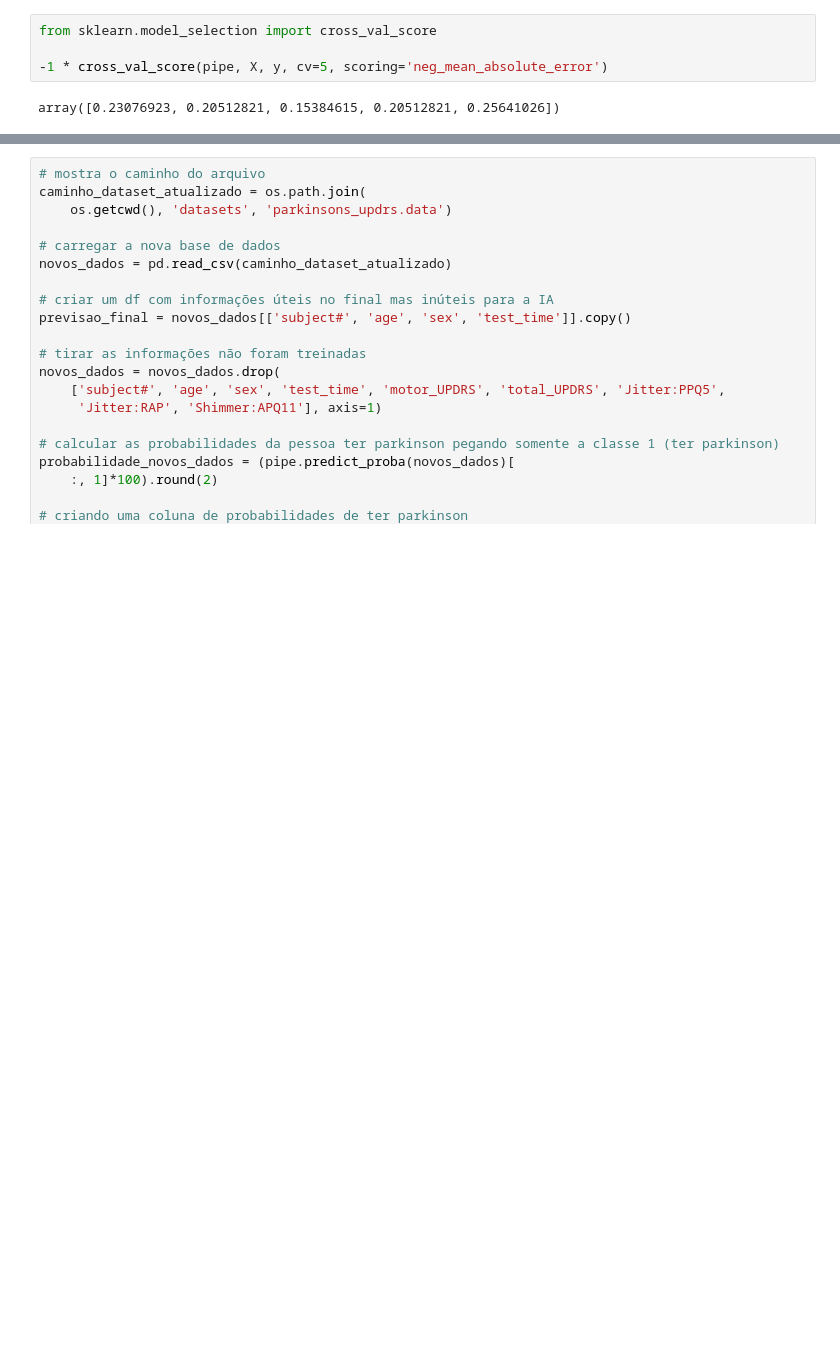
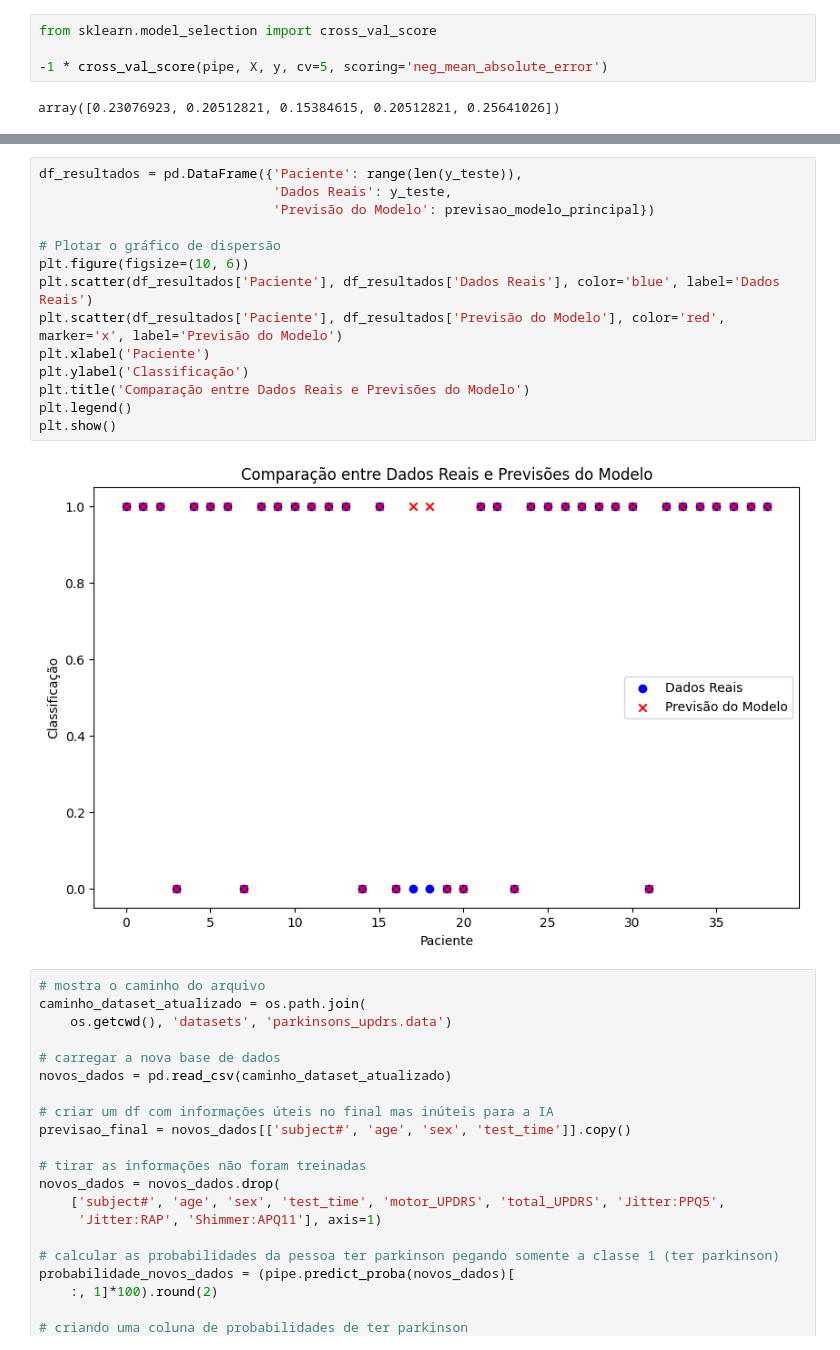
Before and after one commit to MartinezFelipe14/ParkinsonsAI_JupyterNtbk, a Jupyter notebook: main.ipynb, the cells around one changed output, grey strips where cells are left out. Cells and saved outputs as stored; diff of their text form; blank space fills up the shorter version.

Commit message:
adicionando gráfico de dispersão

```diff
--- a/main.ipynb
+++ b/main.ipynb
@@ -94,3 +93,19 @@ plt.show()
+# %%
+df_resultados = pd.DataFrame({'Paciente': range(len(y_teste)),
+                              'Dados Reais': y_teste,
+                              'Previsão do Modelo': previsao_modelo_principal})
+
+# Plotar o gráfico de dispersão
+plt.figure(figsize=(10, 6))
+plt.scatter(df_resultados['Paciente'], df_resultados['Dados Reais'], color='blue', label='Dados Reais')
+plt.scatter(df_resultados['Paciente'], df_resultados['Previsão do Modelo'], color='red', marker='x', label='Previsão do Modelo')
+plt.xlabel('Paciente')
+plt.ylabel('Classificação')
+plt.title('Comparação entre Dados Reais e Previsões do Modelo')
+plt.legend()
+plt.show()
+# %% [output]
+[figure, added]
 # %%
 # mostra o caminho do arquivo
 caminho_dataset_atualizado = os.path.join(
```
Also changed, not shown: parts of 3 cells of this notebook, 1 other file.
